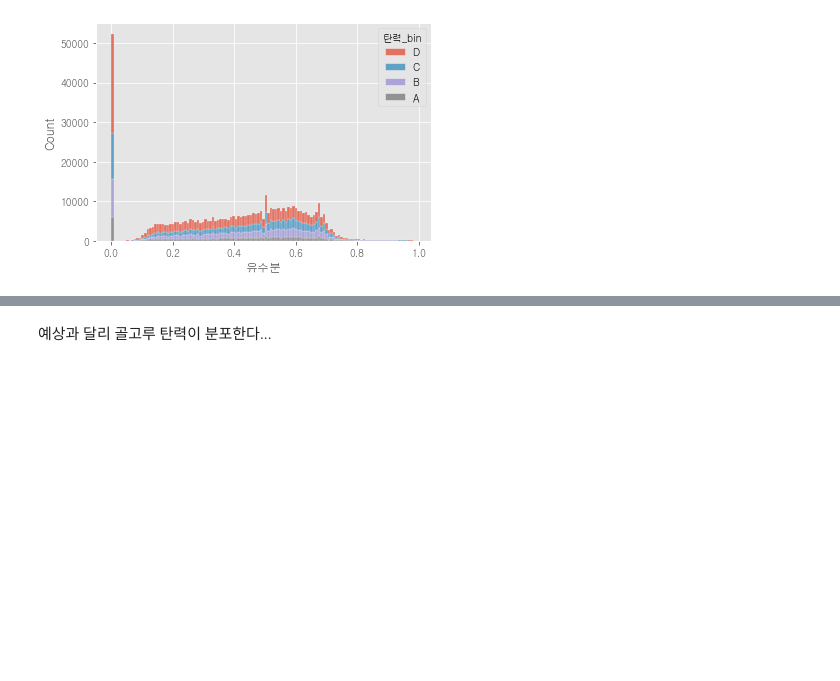
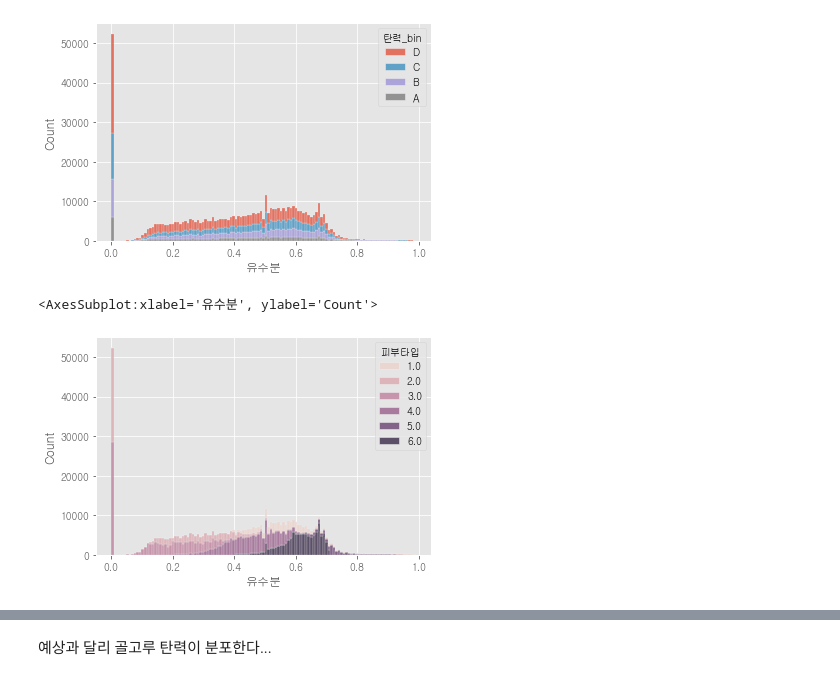
Before and after one commit to bub3690/22-1_datamining, a Jupyter notebook: final_project/EDA-oilAndWater.ipynb, the cells around one changed output, grey strips where cells are left out. Cells and saved outputs as stored; diff of their text form; code cells hidden in the pictures; blank space fills up the shorter version.

```diff
--- a/final_project/EDA-oilAndWater.ipynb
+++ b/final_project/EDA-oilAndWater.ipynb
@@ -173,3 +173,8 @@ sns.histplot(x=train['유수분'],hue=train['탄력_bin'],multiple='stack')
 # %% [output]
 <AxesSubplot:xlabel='유수분', ylabel='Count'>
 [figure]
+# %%
+sns.histplot(x=train['유수분'],hue=train['피부타입'],multiple='stack')
+# %% [output]
+<AxesSubplot:xlabel='유수분', ylabel='Count'>
+[figure, added]
```
Also changed, not shown: parts of 7 cells of this notebook, 1 other file.
